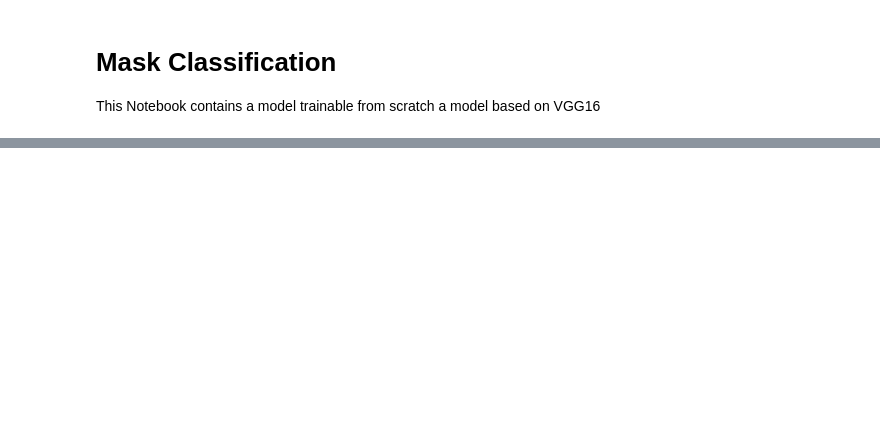
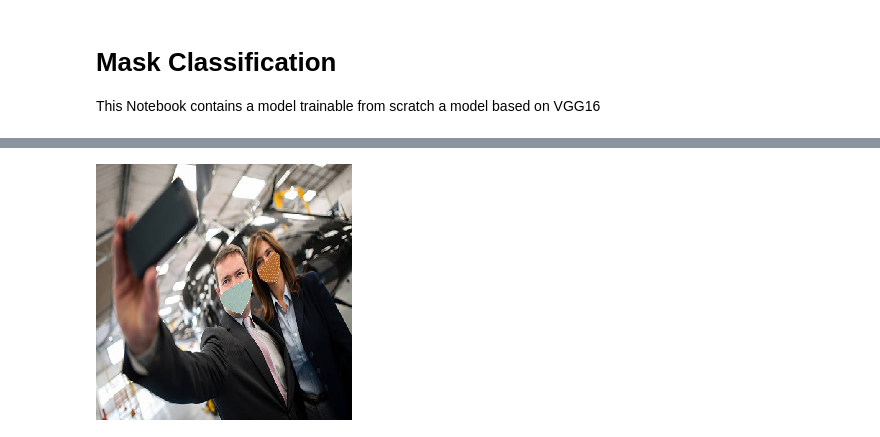
Before and after one commit to giovannidispoto/AN2DL-homeworks, a Jupyter notebook: image-classification/mask-classification.ipynb, the cells around one changed output, grey strips where cells are left out. Saved outputs shown, nothing was run; the diff lists cells and outputs as text; code cells hidden in the pictures; blank space fills up the shorter version.

```diff
--- a/image-classification/mask-classification.ipynb
+++ b/image-classification/mask-classification.ipynb
@@ -74,14 +86,19 @@ train_gen = train_data_gen.flow_from_dataframe(dataframe,
                                                batch_size=bs,
                                                target_size=(img_h, img_w),
                                                class_mode='categorical',
+                                               color_mode='rgb',
+                                               subset='training',
                                                shuffle=True,
                                                seed=SEED)
 
-valid_gen = valid_data_gen.flow_from_dataframe(dataframe,
+valid_gen = train_data_gen.flow_from_dataframe(dataframe,
                                                training_dir,
+                                               #directory='full_dataset',
                                                batch_size=bs,
                                                target_size=(img_h, img_w),
                                                class_mode='categorical',
+                                               color_mode='rgb',
+                                               subset='validation',
                                                shuffle=True,
                                                seed=SEED)
 # %% [output]
@@ -183,6 +183,6 @@ _________________________________________________________________
 # %%
 # Load the model
-load_model = True
+load_model = False
 if load_model:
-    latest = tf.train.latest_checkpoint(os.path.join("C:\\Users\\Giovanni\\Desktop\\Università\\Magistrale\\ANN\\AN2DL-homeworks\\image-classification\\classification_experiments\\CNN_Nov12_19-13-43\\ckpts", ""))
+    latest = tf.train.latest_checkpoint(os.path.join("C:\\Users\\Giovanni\\Desktop\\Università\\Magistrale\\ANN\\AN2DL-homeworks\\image-classification\\classification_experiments\\CNN_Nov19_21-28-21\\ckpts", ""))
     model.load_weights(latest, by_name=False)
@@ -196,7 +194,7 @@ if load_model:
 loss = tf.keras.losses.CategoricalCrossentropy()
 
 # learning rate
-lr = 1e-4
+lr = 1e-5 #basic lr 1e-4
 optimizer = tf.keras.optimizers.Adam(learning_rate=lr)
 # -------------------
 
@@ -208,3 +206,8 @@ metrics = ['accuracy']
 
 # Compile Model
 model.compile(optimizer=optimizer, loss=loss, metrics=metrics)
+
+#if load_model == True:
+#    model.evaluate(valid_dataset.take(len(valid_gen)))
+
+model.summary()
@@ -257,7 +279,7 @@ if early_stop:
     callbacks.append(es_callback)
 # %%
 model.fit(x=train_dataset,
-          epochs=15,  #### set repeat in training dataset
+          epochs=30,  #### set repeat in training dataset
           steps_per_epoch=len(train_gen),
           validation_data=valid_dataset,
           validation_steps=len(valid_gen),
@@ -358,0 +442,72 @@ create_csv(results)
+# %%
+from IPython.display import Image
+import matplotlib.pyplot as plt
+import matplotlib.cm as cm
+from tensorflow import keras
+
+decode_predictions = keras.applications.xception.decode_predictions
+
+iterator = iter(valid_dataset)
+
+
+
+from PIL import Image
+
+for i in range(1):
+    sample, target = next(iterator)
+    sample_ = sample[0, ...]
+
+    img = Image.fromarray(np.uint8(np.array(sample_)*255.))
+    img = img.resize([img_w,img_h])
+    img_array = np.array(img)
+    img_array = np.expand_dims(img_array, 0)
+    img_array = tf.cast(img_array, tf.float32) / 255.
+    prediction = model.predict(img_array)
+    img
+    preds = model.predict(img_array)
+    print("Predicted:", decode_predictions(preds, top=1)[0])
+    # Generate class activation heatmap
+    heatmap = make_gradcam_heatmap(
+        img_array, model, last_conv_layer_name, classifier_layer_names
+    )
+
+    # Display heatmap
+    plt.matshow(heatmap)
+    plt.show()
+    print("Predicted:"+classes[np.argmax(prediction)])
+    print("Original:" +classes[tf.argmax(target[0], axis=0)])
+
+        # We load the original image
+    img = keras.preprocessing.image.load_img(img_path)
+    img = keras.preprocessing.image.img_to_array(img)
+
+    # We rescale heatmap to a range 0-255
+    heatmap = np.uint8(255 * heatmap)
+
+    # We use jet colormap to colorize heatmap
+    jet = cm.get_cmap("jet")
+
+    # We use RGB values of the colormap
+    jet_colors = jet(np.arange(256))[:, :3]
+    jet_heatmap = jet_colors[heatmap]
+
+    # We create an image with RGB colorized heatmap
+    jet_heatmap = keras.preprocessing.image.array_to_img(jet_heatmap)
+    jet_heatmap = jet_heatmap.resize((img.shape[1], img.shape[0]))
+    jet_heatmap = keras.preprocessing.image.img_to_array(jet_heatmap)
+
+    # Superimpose the heatmap on original image
+    superimposed_img = jet_heatmap * 0.4 + img
+    superimposed_img = keras.preprocessing.image.array_to_img(superimposed_img)
+
+    # Save the superimposed image
+    save_path = "elephant_cam.jpg"
+    superimposed_img.save(save_path)
+
+    # Display Grad CAM
+    display(Image(save_path))
+
+sample_
+class_names[tf.argmax(target[0], axis=0)]
+# %% [output]
+[figure, added]
```
Also changed, not shown: parts of 13 cells of this notebook, 10 other files.
